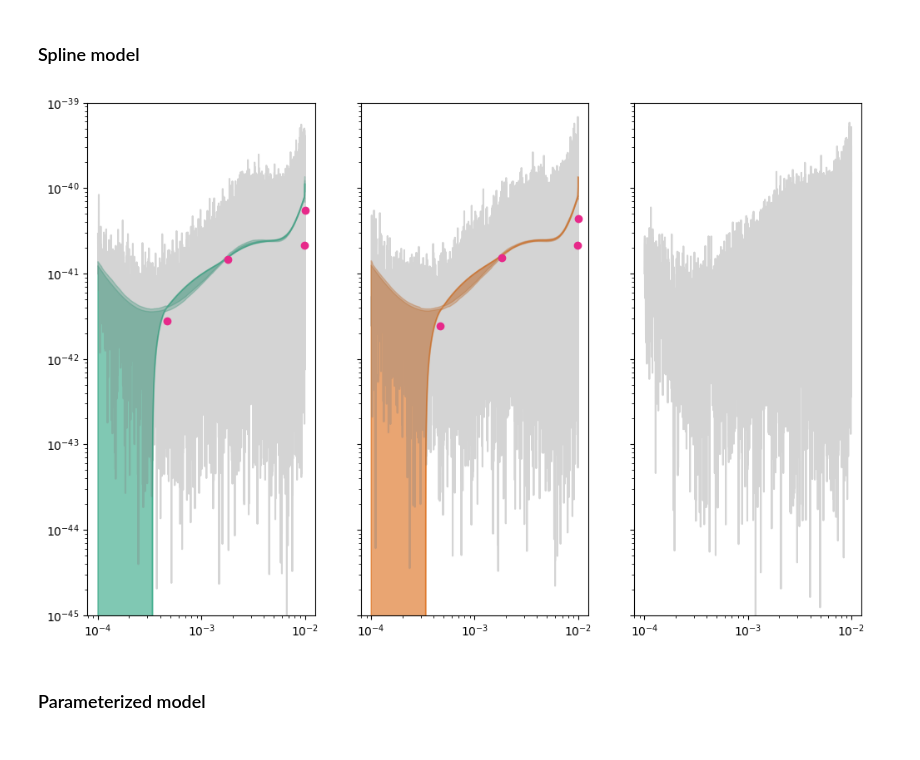
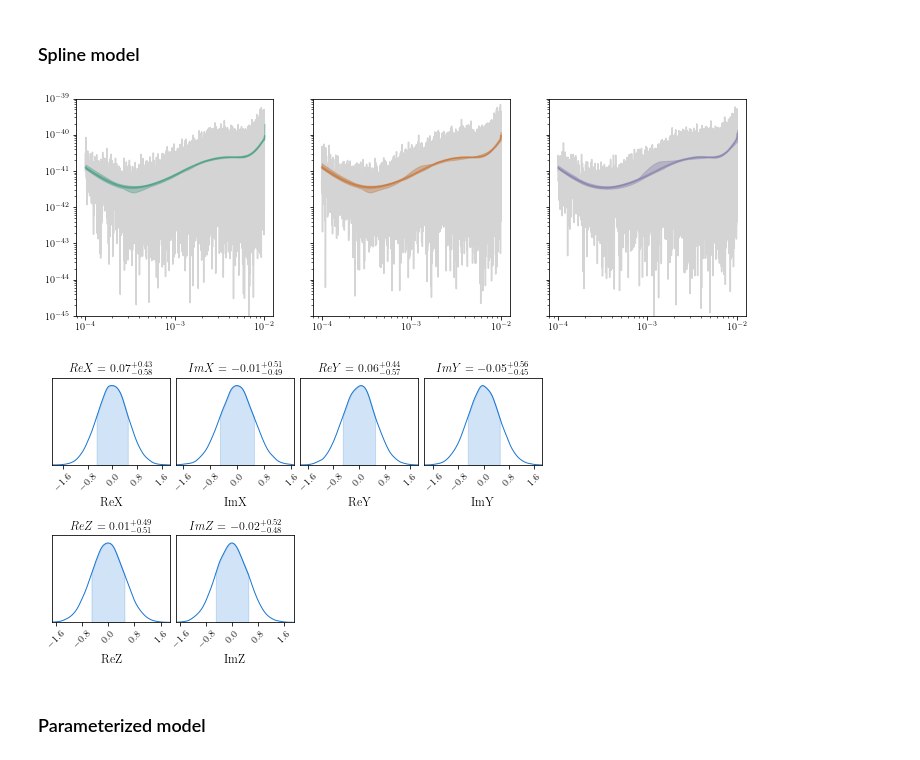
Before and after one commit to tlittenberg/ldasoft, a Jupyter notebook: apps/etc/test_suite.ipynb, the cells around one changed output. Cells and saved outputs as stored; diff of their text form; code cells hidden in the pictures.

Commit message:
fixes to spline mcmc. another bout of renaming

```diff
--- a/apps/etc/test_suite.ipynb
+++ b/apps/etc/test_suite.ipynb
@@ -6,6 +6,8 @@ import glob
 import matplotlib.pyplot as plt
 from matplotlib import cm
 from chainconsumer import ChainConsumer
+
+ROOT_DIR="/Users/tlittenb/ldasoft/test/"
 # %% [markdown]
 ## UCB Model Samplers
 # %% [markdown]
@@ -206,52 +206,62 @@ INFO:matplotlib.mathtext:Substituting symbol A from STIXNonUnicode
 # %% [markdown]
 ### Spline model
 # %%
-data_X = np.loadtxt('noise_spline_mcmc/data/power_data.dat',usecols=(0,1))
-data_Y = np.loadtxt('noise_spline_mcmc/data/power_data.dat',usecols=(0,2))
-data_Z = np.loadtxt('noise_spline_mcmc/data/power_data.dat',usecols=(0,3))
+data_X = np.loadtxt(ROOT_DIR+'noise_spline_mcmc/data/power_data.dat',usecols=(0,1))
+data_Y = np.loadtxt(ROOT_DIR+'noise_spline_mcmc/data/power_data.dat',usecols=(0,2))
+data_Z = np.loadtxt(ROOT_DIR+'noise_spline_mcmc/data/power_data.dat',usecols=(0,3))
 
-noise_X = np.loadtxt('noise_spline_mcmc/data/power_noise_reconstruction.dat',usecols=(0,1,2,3,4,5))
-noise_Y = np.loadtxt('noise_spline_mcmc/data/power_noise_reconstruction.dat',usecols=(0,6,7,8,9,10))
-noise_Z = np.loadtxt('noise_spline_mcmc/data/power_noise_reconstruction.dat',usecols=(0,11,12,13,14,15))
+noise_X = np.loadtxt(ROOT_DIR+'noise_spline_mcmc/data/power_noise_reconstruction.dat',usecols=(0,1,2,3,4,5))
+noise_Y = np.loadtxt(ROOT_DIR+'noise_spline_mcmc/data/power_noise_reconstruction.dat',usecols=(0,6,7,8,9,10))
+noise_Z = np.loadtxt(ROOT_DIR+'noise_spline_mcmc/data/power_noise_reconstruction.dat',usecols=(0,11,12,13,14,15))
 
-spline_X = np.loadtxt('noise_spline_mcmc/data/final_spline_points.dat',usecols=(0,1))
-spline_Y = np.loadtxt('noise_spline_mcmc/data/final_spline_points.dat',usecols=(0,2))
-spline_Z = np.loadtxt('noise_spline_mcmc/data/final_spline_points.dat',usecols=(0,3))
+# spline_X = np.loadtxt(ROOT_DIR+'noise_spline_mcmc/data/final_spline_points.dat',usecols=(0,1))
+# spline_Y = np.loadtxt(ROOT_DIR+'noise_spline_mcmc/data/final_spline_points.dat',usecols=(0,2))
+# spline_Z = np.loadtxt(ROOT_DIR+'noise_spline_mcmc/data/final_spline_points.dat',usecols=(0,3))
 
 
 colors = plt.cm.Dark2(np.linspace(0,1,8))
 
 
-fig,axs = plt.subplots(1,3,sharey=True,sharex=True,figsize=(12,8))
+fig,axs = plt.subplots(1,3,sharey=True,sharex=True,figsize=(12,4))
 
 axs[0].plot(data_X[:,0],data_X[:,1]*2,color='gray',alpha=1/3)
 axs[0].fill_between(noise_X[:,0],noise_X[:,4],noise_X[:,5],color=colors[0],alpha=1/3)
 axs[0].fill_between(noise_X[:,0],noise_X[:,2],noise_X[:,3],color=colors[0],alpha=1/3)
 axs[0].plot(noise_X[:,0],noise_X[:,1],color=colors[0],alpha=1/3)
-axs[0].plot(spline_X[:,0],spline_X[:,1],color=colors[3],linestyle='',marker='o')
+# axs[0].plot(spline_X[:,0],spline_X[:,1],color=colors[3],linestyle='',marker='o')
 
 
 axs[1].plot(data_Y[:,0],data_Y[:,1]*2,color='gray',alpha=1/3)
 axs[1].fill_between(noise_Y[:,0],noise_Y[:,4],noise_Y[:,5],color=colors[1],alpha=1/3)
 axs[1].fill_between(noise_Y[:,0],noise_Y[:,2],noise_Y[:,3],color=colors[1],alpha=1/3)
 axs[1].plot(noise_Y[:,0],noise_Y[:,1],color=colors[1],alpha=1/3)
-axs[1].plot(spline_Y[:,0],spline_Y[:,1],color=colors[3],linestyle='',marker='o')
+# axs[1].plot(spline_Y[:,0],spline_Y[:,1],color=colors[3],linestyle='',marker='o')
 
 axs[2].plot(data_Z[:,0],data_Z[:,1]*2,color='gray',alpha=1/3)
 axs[2].fill_between(noise_Z[:,0],noise_Z[:,4],noise_Z[:,5],color=colors[2],alpha=1/3)
 axs[2].fill_between(noise_Z[:,0],noise_Z[:,2],noise_Z[:,3],color=colors[2],alpha=1/3)
 axs[2].plot(noise_Z[:,0],noise_Z[:,1],color=colors[2],alpha=1/3)
-axs[2].plot(spline_Z[:,0],spline_Z[:,1],color=colors[3],linestyle='',marker='o')
+# axs[2].plot(spline_Z[:,0],spline_Z[:,1],color=colors[3],linestyle='',marker='o')
 
 plt.ylim(1e-45,1e-39)
 plt.yscale('log')
 plt.xscale('log')
 
 
 
 plt.show()
 # %% [output]
-[figure, old version]
+[figure, new version]
+# %%
+whitened_data = np.loadtxt(ROOT_DIR+'noise_spline_mcmc/data/whitened_data.dat',usecols=(1,2,3,4,5,6))
+data_params = ['ReX','ImX','ReY','ImY','ReZ','ImZ']
+
+c = ChainConsumer()
+
+c.add_chain(whitened_data,parameters=data_params)
+plot=c.plotter.plot_distributions()
+# %% [output]
+[figure, added]
 # %% [markdown]
 ### Parameterized model
 # %%
```
Also changed, not shown: parts of 15 cells of this notebook, 24 other files.
